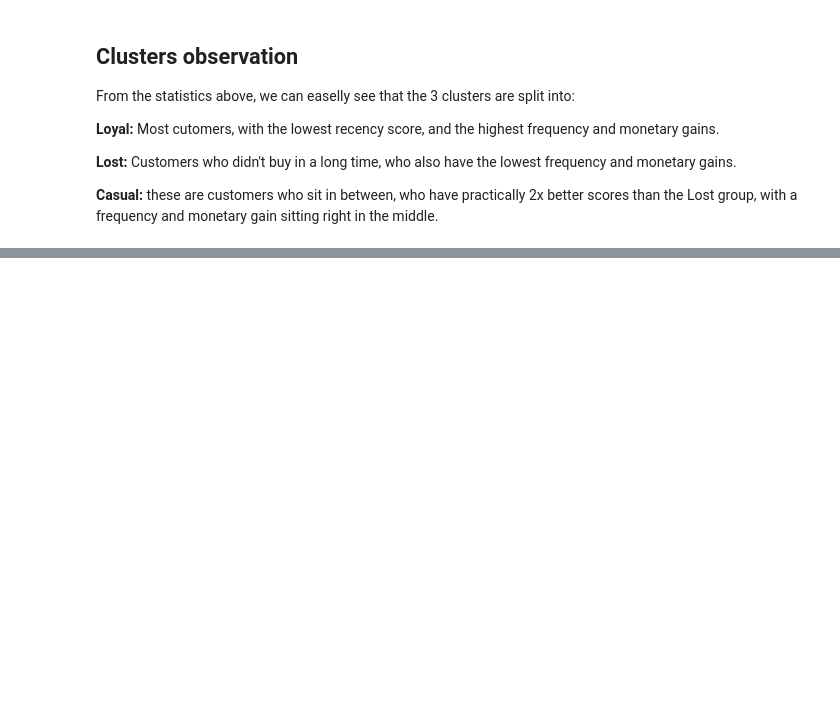
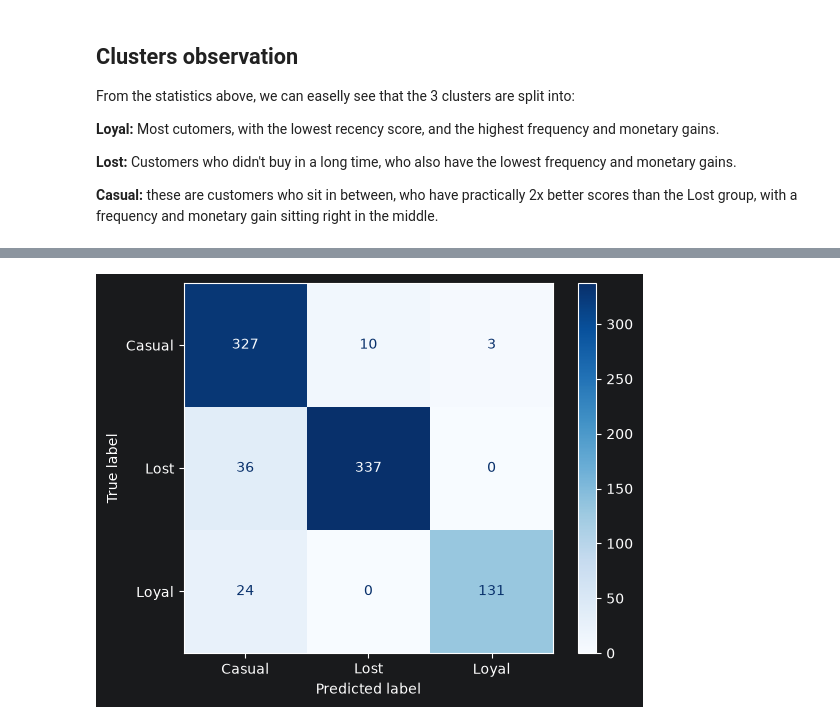
Before and after one commit to Aymanemjj/ML_Classification_of_clients, a Jupyter notebook: notebooks/main.ipynb, the cells around one changed output, grey strips where cells are left out. Cells and saved outputs as stored; diff of their text form; code cells hidden in the pictures; blank space fills up the shorter version.

Commit message:
RandomForrest with stratified trainig data

```diff
--- a/notebooks/main.ipynb
+++ b/notebooks/main.ipynb
@@ -337,0 +464,3 @@ plt.show()
+# %%
+CRFM['Cluster_name'] = CRFM['Cluster'].map({0: "Loyal", 1: "Lost", 2: "Casual"})
+CRFM
@@ -337,0 +483,8 @@ plt.show()
+# %%
+from sklearn.ensemble import RandomForestClassifier
+from sklearn.model_selection import train_test_split
+
+x_train, x_test, y_train, y_test = train_test_split(CRFM[["Monetary", "Recency", "Frequency"]], CRFM['Cluster_name'], test_size=0.2, random_state=42, stratify=CRFM['Cluster_name'])
+
+Forest = RandomForestClassifier(max_depth=2, random_state=42, n_estimators=30)
+Forest.fit(x_train, y_train)
@@ -337,0 +509,7 @@ plt.show()
+# %%
+from sklearn.metrics import ConfusionMatrixDisplay
+prediction = Forest.predict(x_test)
+ConfusionMatrixDisplay.from_predictions(y_test, prediction, cmap="Blues")
+plt.show()
+# %% [output]
+[figure, added]
```
Also changed, not shown: parts of 23 cells of this notebook.
